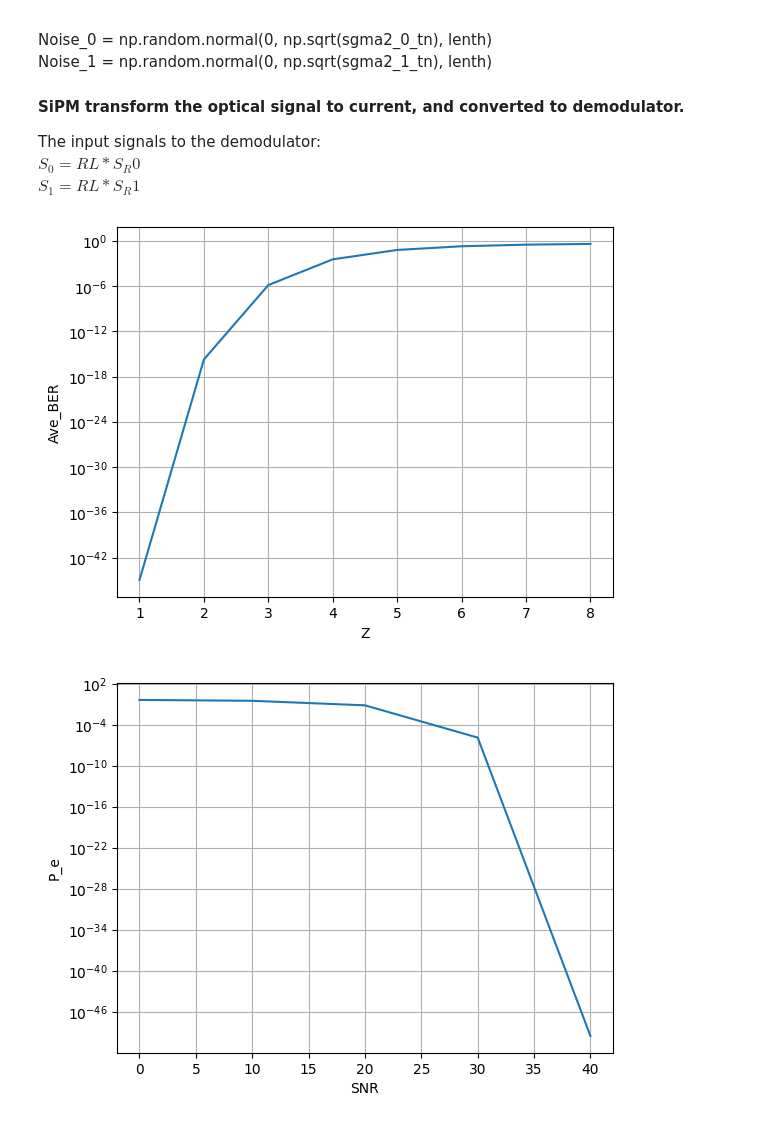
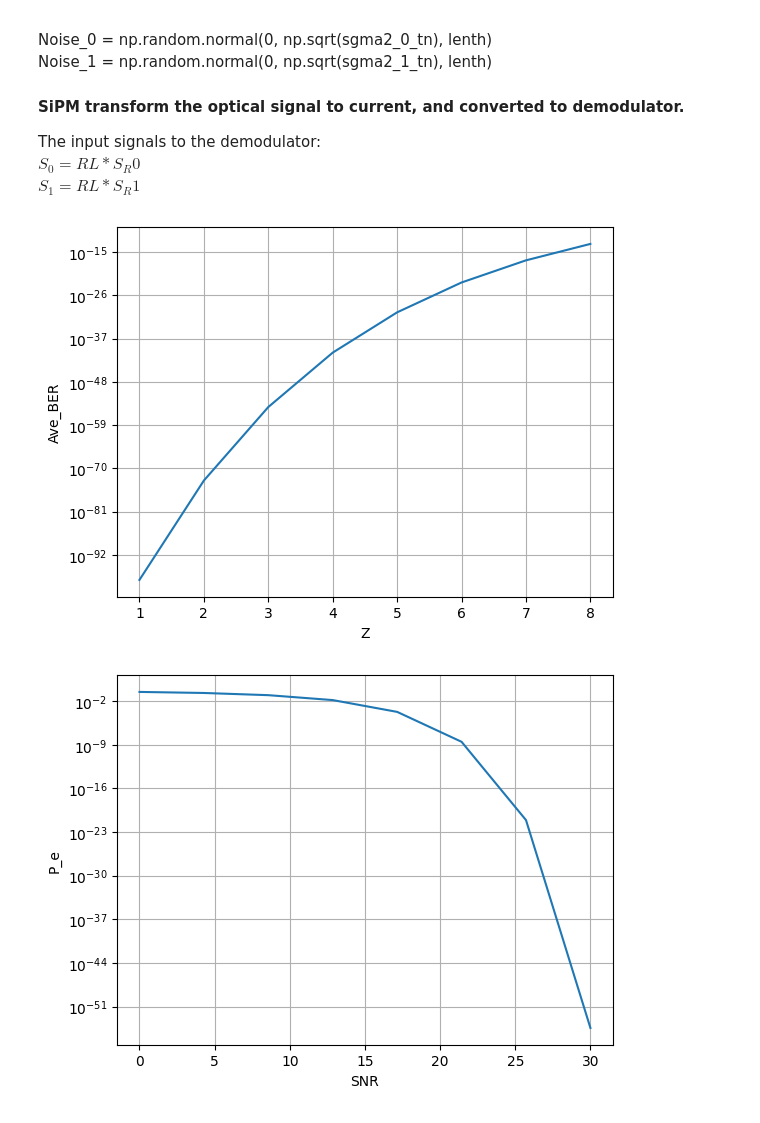
Before and after one commit to wei994/Reproduce-of-OOK-CNNs-Demudulation, a Jupyter notebook: Reproduce_FTD__OOK_CNNs.ipynb, the cells around one changed output. Drawn from its saved outputs; the diff is of its cells as text; code cells hidden in the pictures.

```diff
--- a/Reproduce_FTD__OOK_CNNs.ipynb
+++ b/Reproduce_FTD__OOK_CNNs.ipynb
@@ -84,7 +84,7 @@ def Simulated_dataset(SNR,Z,P):
   Ptx1 =(1-ext)*P  #[0.25,0.40,0.5] #  power of bit 1 in watt
   Ptx0=ext*P    # 0.0008   wpower of bit 0 in watt
 
-  ce = 0.551 ##channel loss diffuse coefficient
+  ce = 0.151 ##channel loss diffuse coefficient
   Rb = 10e6#[10,30,60]e6 #transmitt data rate
   RL = 1000 #load resistance
   Lch=math.exp(-ce*Z) # channel loss
@@ -134,26 +134,26 @@ plt.ylabel("Ave_BER")
 plt.grid(True)
 plt.show()
 # %% [output]
-[figure, old version]
+[figure, new version]
 # %%
 ######The effect of SNR
 Z = 3
-SNR0 = np.linspace(0,40,5)
+SNR0 = np.linspace(0,30,8)
 P = 0.25
 Avg_BER1=[]
 for SNR in SNR0:
   N_s1,N_s0,D_s1,D_s0,Threshold = Simulated_dataset(SNR,Z,P)
   #### Calculate the average BER
   Avg_BER_Inst =  0.25*special.erfc(((Threshold - N_s0)/D_s0)) +0.25*special.erfc(((N_s1 - Threshold)/D_s1))
   Avg_BER1.append(np.mean(Avg_BER_Inst))
 
 plt.semilogy(SNR0,Avg_BER1)  # 对 result 取 log 后画线
 plt.xlabel("SNR")
 plt.ylabel("P_e")
 plt.grid(True)
 plt.show()
 # %% [output]
-[figure, old version]
+[figure, new version]
 # %%
 #### Here is the reproduce of FTD
 SNR0 = np.linspace(10,30,10) # SNR range
```
Also changed, not shown: parts of 3 cells of this notebook.
